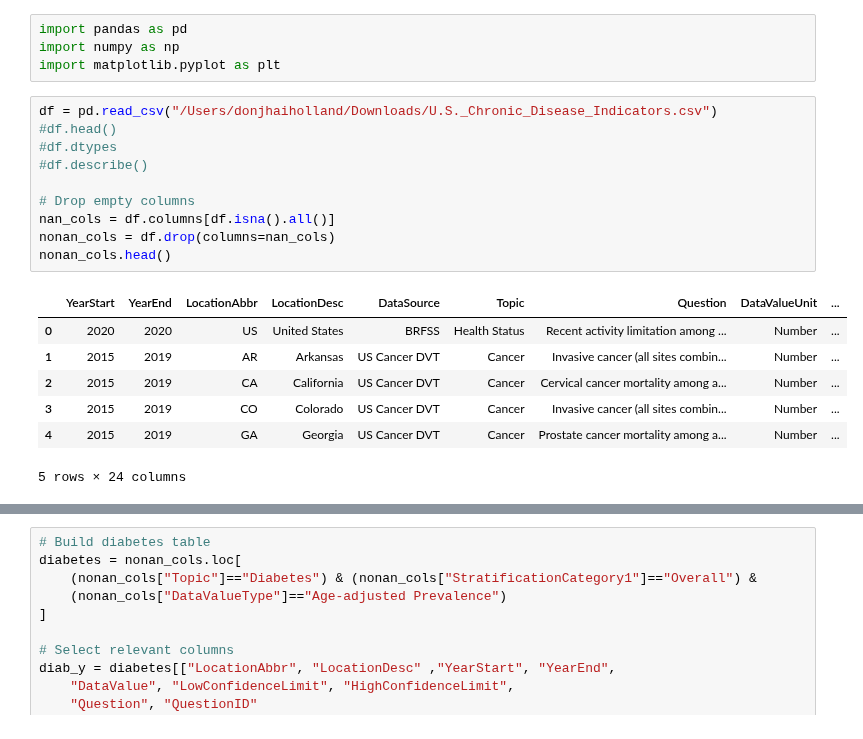
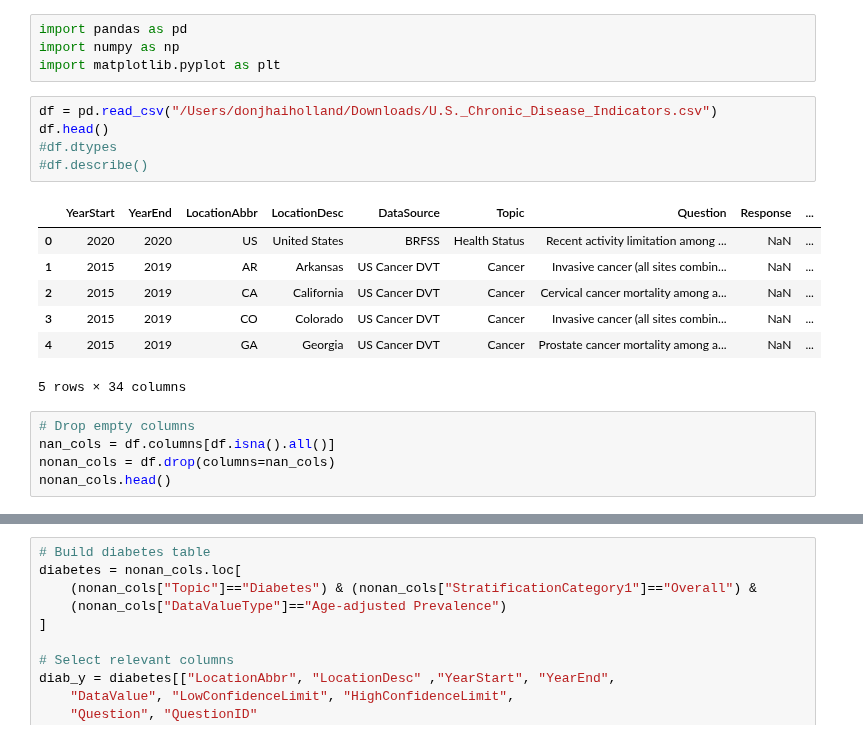
Before and after one commit to DonjhaiH/CDC-chronic, a Jupyter notebook: cdi-project/notebooks/eda_cleaning.ipynb, the cells around one changed output, grey strips where cells are left out. Saved outputs shown, nothing was run; the diff lists cells and outputs as text.

```diff
--- a/cdi-project/notebooks/eda_cleaning.ipynb
+++ b/cdi-project/notebooks/eda_cleaning.ipynb
@@ -4,21 +4,21 @@ import numpy as np
 import matplotlib.pyplot as plt
 # %%
 df = pd.read_csv("/Users/donjhaiholland/Downloads/U.S._Chronic_Disease_Indicators.csv")
-#df.head()
+df.head()
 #df.dtypes
 #df.describe()
-
-# Drop empty columns
-nan_cols = df.columns[df.isna().all()]
-nonan_cols = df.drop(columns=nan_cols)
-nonan_cols.head()
 # %% [output]
-|  | YearStart | YearEnd | LocationAbbr | LocationDesc | DataSource | Topic | Question | DataValueUnit | ... |
-| 0 | 2020 | 2020 | US | United States | BRFSS | Health Status | Recent activity limitation among ... | Number | ... |
-| 1 | 2015 | 2019 | AR | Arkansas | US Cancer DVT | Cancer | Invasive cancer (all sites combin... | Number | ... |
-| 2 | 2015 | 2019 | CA | California | US Cancer DVT | Cancer | Cervical cancer mortality among a... | Number | ... |
-| 3 | 2015 | 2019 | CO | Colorado | US Cancer DVT | Cancer | Invasive cancer (all sites combin... | Number | ... |
-| 4 | 2015 | 2019 | GA | Georgia | US Cancer DVT | Cancer | Prostate cancer mortality among a... | Number | ... |
+|  | YearStart | YearEnd | LocationAbbr | LocationDesc | DataSource | Topic | Question | Response | ... |
+| 0 | 2020 | 2020 | US | United States | BRFSS | Health Status | Recent activity limitation among ... | NaN | ... |
+| 1 | 2015 | 2019 | AR | Arkansas | US Cancer DVT | Cancer | Invasive cancer (all sites combin... | NaN | ... |
+| 2 | 2015 | 2019 | CA | California | US Cancer DVT | Cancer | Cervical cancer mortality among a... | NaN | ... |
+| 3 | 2015 | 2019 | CO | Colorado | US Cancer DVT | Cancer | Invasive cancer (all sites combin... | NaN | ... |
+| 4 | 2015 | 2019 | GA | Georgia | US Cancer DVT | Cancer | Prostate cancer mortality among a... | NaN | ... |
-5 rows × 24 columns
+5 rows × 34 columns
+# %%
+# Drop empty columns
+nan_cols = df.columns[df.isna().all()]
+nonan_cols = df.drop(columns=nan_cols)
+nonan_cols.head()
 # %%
 # Parse Geolocation Points
```
Also changed, not shown: parts of 7 cells of this notebook, 6 other files.
